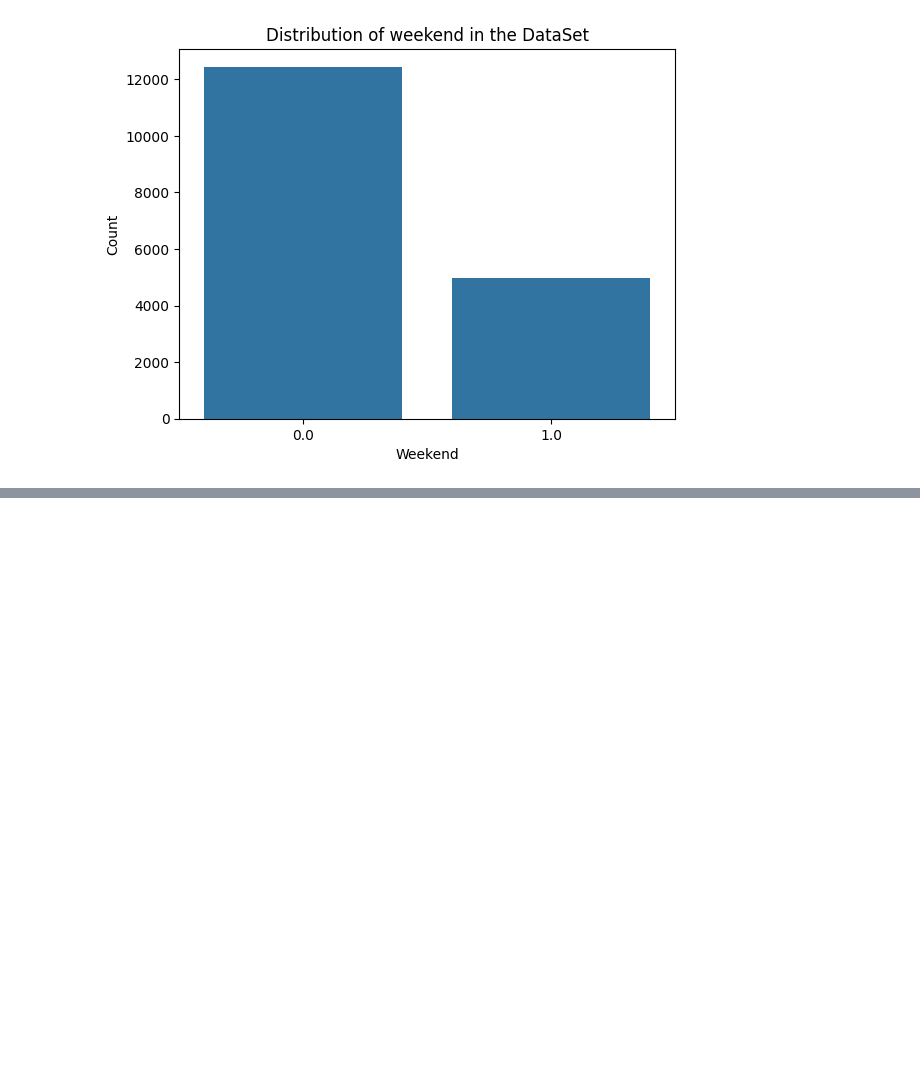
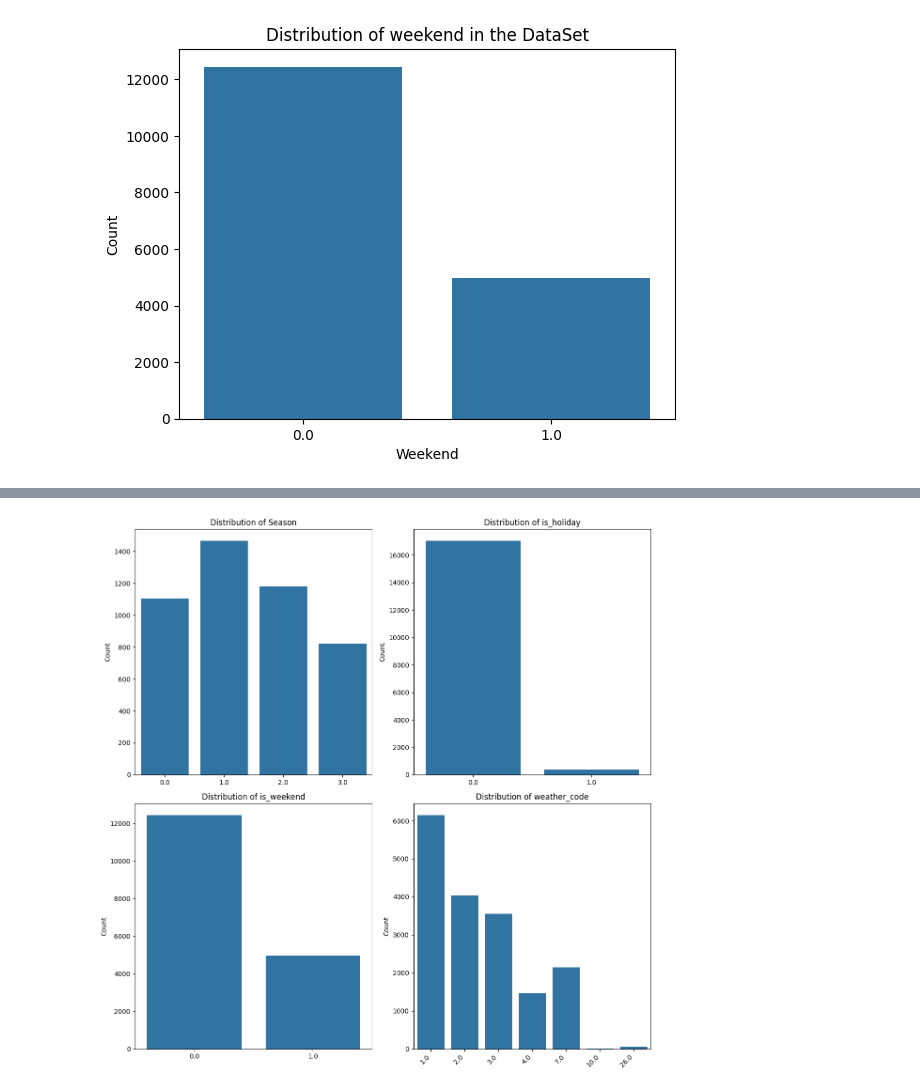
Before and after one commit to EstebanGarnicaMateus/Portfolio, a Jupyter notebook: ds_projects/analysis_visualization/Bike_sharing.ipynb, the cells around one changed output, grey strips where cells are left out. Cells and saved outputs as stored; diff of their text form; code cells hidden in the pictures; blank space fills up the shorter version.

```diff
--- a/ds_projects/analysis_visualization/Bike_sharing.ipynb
+++ b/ds_projects/analysis_visualization/Bike_sharing.ipynb
@@ -180,0 +274,41 @@ plt.show()
+# %%
+# 2. Way:
+
+fig, ax = plt.subplots(2,2, figsize=(12, 12))
+
+
+#ax=sns.barplot(data=df, x="season", y="cnt", errorbar=None)
+
+# first plot by season
+sns.barplot(data=df, x="season", y="cnt", ax = ax[0][0], errorbar=None)
+ax[0][0].set_xlabel("Season")
+ax[0][0].set_ylabel('Count')
+ax[0][0].set_title('Distribution of Season')
+ax[0][0].set_xlabel('')
+
+# second plot by holiday
+sns.countplot(data=df, x="is_holiday", ax=ax[0][1])
+ax[0][1].set_xlabel("is_holiday")
+ax[0][1].set_ylabel('Count')
+ax[0][1].set_title('Distribution of is_holiday')
+ax[0][1].set_xlabel('')
+
+# third plot by weekend
+sns.countplot(data=df, x="is_weekend", ax=ax[1][0])
+ax[1][0].set_xlabel("is_weekend")
+ax[1][0].set_ylabel('Count')
+ax[1][0].set_title('Distribution of is_weekend')
+ax[1][0].set_xlabel('')
+
+# fourth plot by weather code
+sns.countplot(data=df, x="weather_code", ax=ax[1][1])
+ax[1][1].set_xlabel("weather_code")
+ax[1][1].set_ylabel('Count')
+ax[1][1].set_title('Distribution of weather_code')
+ax[1][1].set_xticklabels(ax[1][1].get_xticklabels(), rotation=45, ha='right')
+ax[1][1].set_xlabel('')
+
+fig.tight_layout()
+plt.show()
+# %% [output]
+[figure, added]
```
Also changed, not shown: parts of 9 cells of this notebook.
